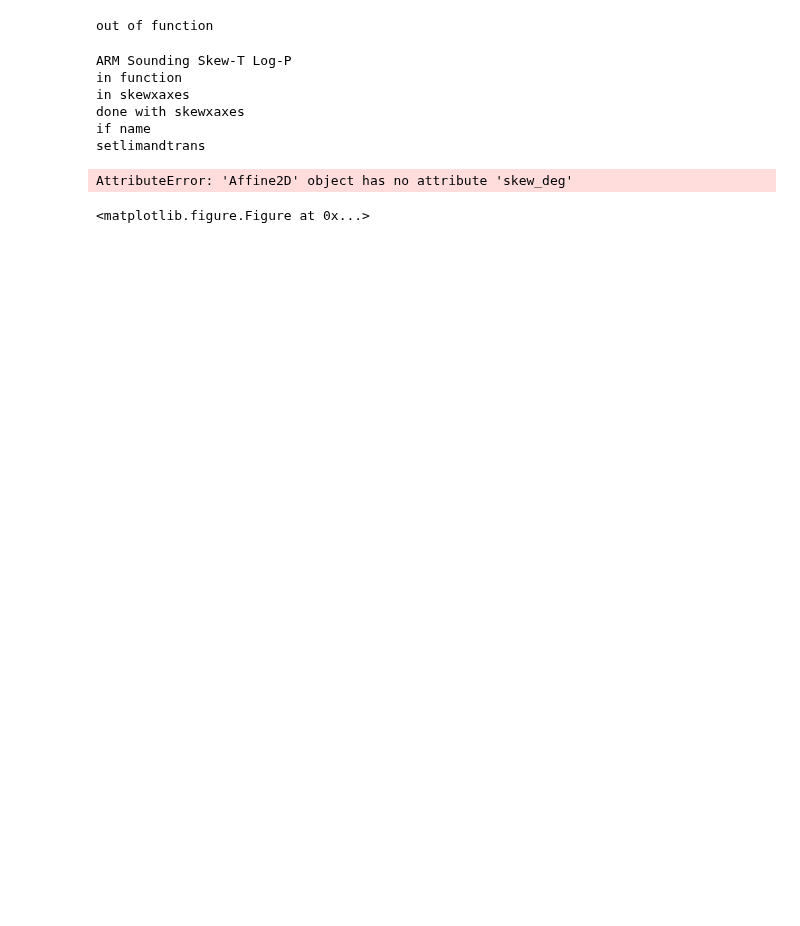
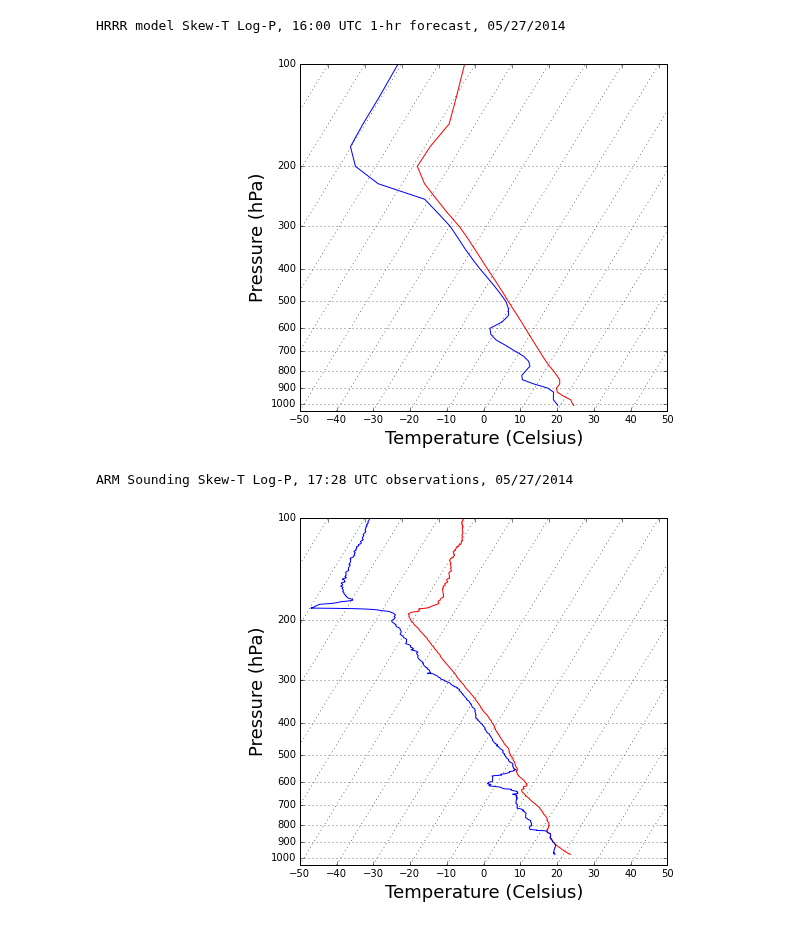
Before and after one commit to EVS-ATMOS/HRRR, a Jupyter notebook: notebooks/Skewt_comparison.ipynb, the cells around one changed output. Cells and saved outputs as stored; diff of their text form; code cells hidden in the pictures; blank space fills up the shorter version.

Commit message:
Copied skewt notebook from atmos

```diff
--- a/notebooks/Skewt_comparison.ipynb
+++ b/notebooks/Skewt_comparison.ipynb
@@ -8,13 +4,19 @@ import numpy as np
 from scipy.io import netcdf
 
 #Read in balloon sounding
-sounding = '/home/gmckercher/evs/PrecipTest/HRRR/notebooks/sgpsondewnpnC1.b1.20140527.052800.custom.cdf'
+sounding = '/data/san_store/soundings/sgp/mckercherg1/159821/sgpsondewnpnC1.b1.20140527.172800.cdf'
 s = netcdf.netcdf_file(sounding, 'r')
-# %% [output]
-out of function
 # %%
 #Sounding Data
 psnd = s.variables['pres'][:]
 hsnd = s.variables['alt'][:]
 tsnd = s.variables['tdry'][:]
 tdsnd = s.variables['dp'][:]
+
+#HRRR data
+p_hrrr = pyhrrr.HRRR_PS
+data = pyhrrr.read_hrrr_spec(filename = 'hrrr.3d.201405271600f001.grib2', parameters = ['Temperature','Dew point temperature'],
+               directory = '/data/san_store/HRRR',loc = [36.605,-97.485], no_txt = True,
+               coords=None, max = False)
+T = (data[0][0])-273.15
+Td = (data[0][1])-273.15
@@ -31,21 +23,17 @@ p_hrrr = pyhrrr.HRRR_PS
 # %%
 #Interpolation of HRRR height using sounding
-#h_hrrr = []
-#h_hrrr = np.interp(p_hrrr[::-1],psnd[::-1],hsnd[::-1])
-#h_hrrr = h_hrrr[::-1]
+h_hrrr = []
+h_hrrr = np.interp(p_hrrr[::-1],psnd[::-1],hsnd[::-1])
+h_hrrr = h_hrrr[::-1]
 # %%
 #Plot Skew-t
 %matplotlib inline
-#print '\nHRRR model Skew-T Log-P'
-#pyhrrr.plot_skewt(p_hrrr,h_hrrr,T,Td)
-print '\nARM Sounding Skew-T Log-P'
+print '\nHRRR model Skew-T Log-P, 16:00 UTC 1-hr forecast, 05/27/2014'
+pyhrrr.plot_skewt(p_hrrr,h_hrrr,T,Td)
+print '\nARM Sounding Skew-T Log-P, 17:28 UTC observations, 05/27/2014'
 pyhrrr.plot_skewt(psnd,hsnd,tsnd,tdsnd)
 # %% [output]
-ARM Sounding Skew-T Log-P
-in function
-in skewxaxes
-done with skewxaxes
-if name
-setlimandtrans
+HRRR model Skew-T Log-P, 16:00 UTC 1-hr forecast, 05/27/2014
+[figure, added]
-AttributeError: 'Affine2D' object has no attribute 'skew_deg'
+ARM Sounding Skew-T Log-P, 17:28 UTC observations, 05/27/2014
-<matplotlib.figure.Figure at 0x...>
+[figure, added]
```
Also changed, not shown: parts of 4 cells of this notebook.
